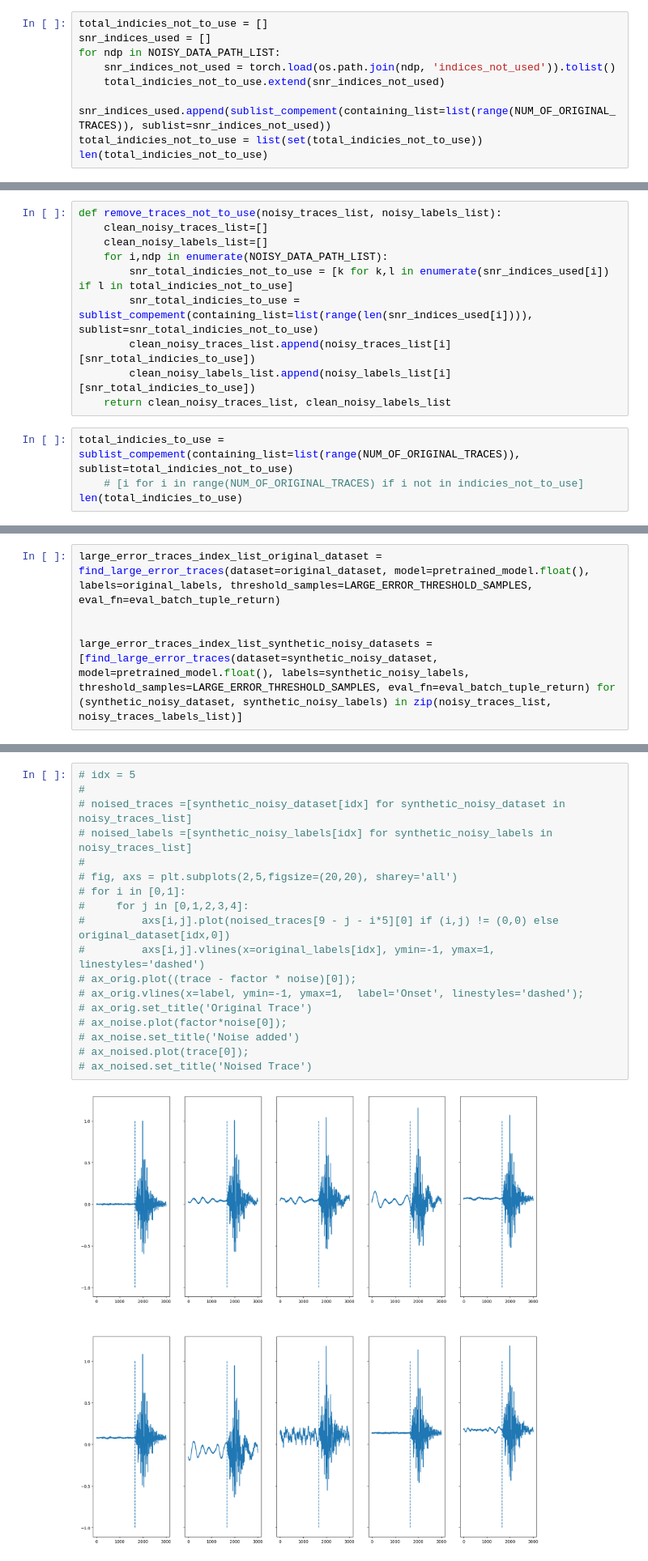
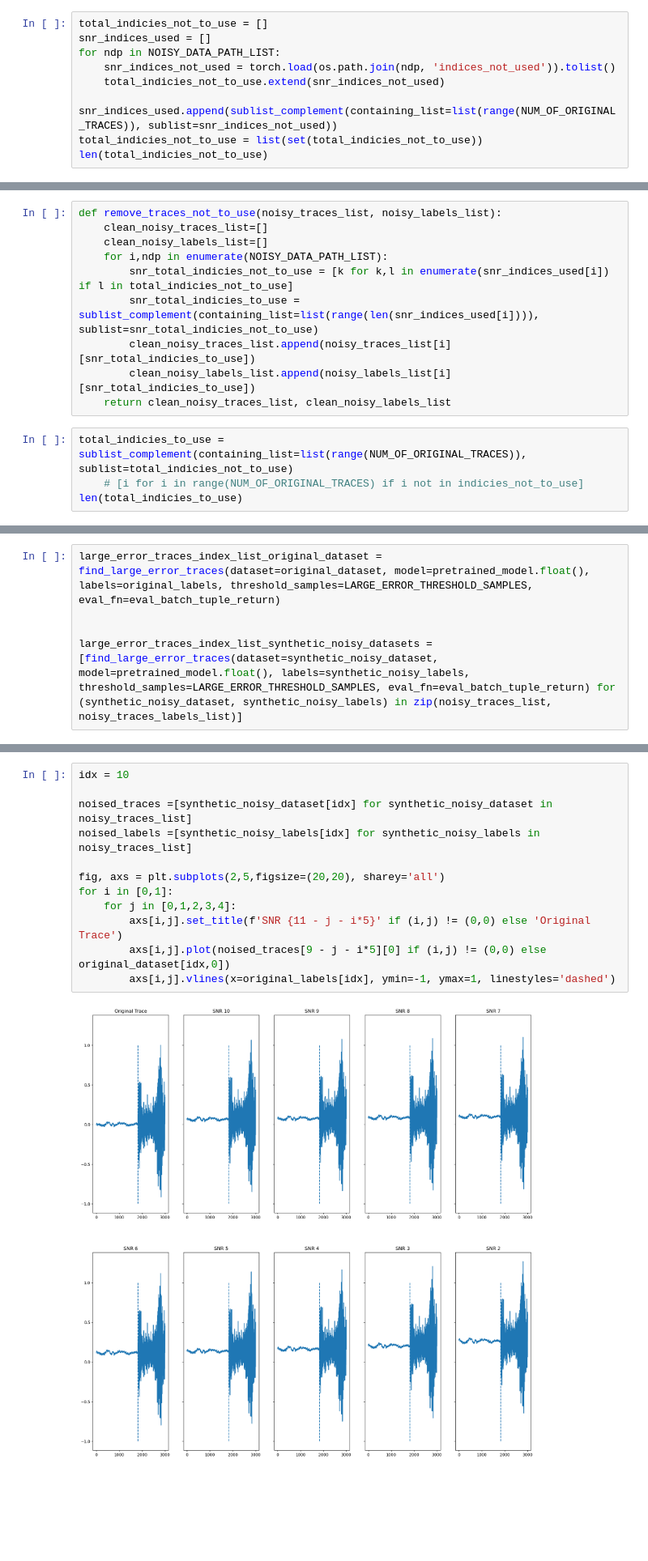
Before and after one commit to moshebeutel/summer_2022_Seismology, a Jupyter notebook: notebooks/model_evaluation.ipynb, the cells around one changed output, grey strips where cells are left out. Shown at 81% size. Drawn from its saved outputs; the diff is of its cells as text; blank space fills up the shorter version.

Commit message:
Added unified noises datasets

```diff
--- a/notebooks/model_evaluation.ipynb
+++ b/notebooks/model_evaluation.ipynb
@@ -70,7 +70,7 @@ snr_indices_used = []
 for ndp in NOISY_DATA_PATH_LIST:
     snr_indices_not_used = torch.load(os.path.join(ndp, 'indices_not_used')).tolist()
     total_indicies_not_to_use.extend(snr_indices_not_used)
-    snr_indices_used.append(sublist_compement(containing_list=list(range(NUM_OF_ORIGINAL_TRACES)), sublist=snr_indices_not_used))
+    snr_indices_used.append(sublist_complement(containing_list=list(range(NUM_OF_ORIGINAL_TRACES)), sublist=snr_indices_not_used))
 total_indicies_not_to_use = list(set(total_indicies_not_to_use))
 len(total_indicies_not_to_use)
 # %% [output]
@@ -83,12 +83,12 @@ def remove_traces_not_to_use(noisy_traces_list, noisy_labels_list):
     clean_noisy_labels_list=[]
     for i,ndp in enumerate(NOISY_DATA_PATH_LIST):
         snr_total_indicies_not_to_use = [k for k,l in enumerate(snr_indices_used[i]) if l in total_indicies_not_to_use]
-        snr_total_indicies_to_use = sublist_compement(containing_list=list(range(len(snr_indices_used[i]))), sublist=snr_total_indicies_not_to_use)
+        snr_total_indicies_to_use = sublist_complement(containing_list=list(range(len(snr_indices_used[i]))), sublist=snr_total_indicies_not_to_use)
         clean_noisy_traces_list.append(noisy_traces_list[i][snr_total_indicies_to_use])
         clean_noisy_labels_list.append(noisy_labels_list[i][snr_total_indicies_to_use])
     return clean_noisy_traces_list, clean_noisy_labels_list
 # %%
-total_indicies_to_use = sublist_compement(containing_list=list(range(NUM_OF_ORIGINAL_TRACES)), sublist=total_indicies_not_to_use)
+total_indicies_to_use = sublist_complement(containing_list=list(range(NUM_OF_ORIGINAL_TRACES)), sublist=total_indicies_not_to_use)
     # [i for i in range(NUM_OF_ORIGINAL_TRACES) if i not in indicies_not_to_use]
 len(total_indicies_to_use)
 # %% [output]
@@ -272,20 +272,14 @@ plt.hlines(y=dataset_len_original, xmin=2, xmax=10, linestyles='dashed');
 # %%
-# idx = 5
-#
-# noised_traces =[synthetic_noisy_dataset[idx] for synthetic_noisy_dataset in noisy_traces_list]
-# noised_labels =[synthetic_noisy_labels[idx] for synthetic_noisy_labels in noisy_traces_list]
-#
-# fig, axs = plt.subplots(2,5,figsize=(20,20), sharey='all')
-# for i in [0,1]:
-#     for j in [0,1,2,3,4]:
-#         axs[i,j].plot(noised_traces[9 - j - i*5][0] if (i,j) != (0,0) else original_dataset[idx,0])
-#         axs[i,j].vlines(x=original_labels[idx], ymin=-1, ymax=1, linestyles='dashed')
-# ax_orig.plot((trace - factor * noise)[0]);
-# ax_orig.vlines(x=label, ymin=-1, ymax=1,  label='Onset', linestyles='dashed');
-# ax_orig.set_title('Original Trace')
-# ax_noise.plot(factor*noise[0]);
-# ax_noise.set_title('Noise added')
-# ax_noised.plot(trace[0]);
-# ax_noised.set_title('Noised Trace')
+idx = 10
+
+noised_traces =[synthetic_noisy_dataset[idx] for synthetic_noisy_dataset in noisy_traces_list]
+noised_labels =[synthetic_noisy_labels[idx] for synthetic_noisy_labels in noisy_traces_list]
+
+fig, axs = plt.subplots(2,5,figsize=(20,20), sharey='all')
+for i in [0,1]:
+    for j in [0,1,2,3,4]:
+        axs[i,j].set_title(f'SNR {11 - j - i*5}' if (i,j) != (0,0) else 'Original Trace')
+        axs[i,j].plot(noised_traces[9 - j - i*5][0] if (i,j) != (0,0) else original_dataset[idx,0])
+        axs[i,j].vlines(x=original_labels[idx], ymin=-1, ymax=1, linestyles='dashed')
 # %% [output]
-[figure, old version]
+[figure, new version]
```
Also changed, not shown: parts of 10 cells of this notebook, 2 other files.
